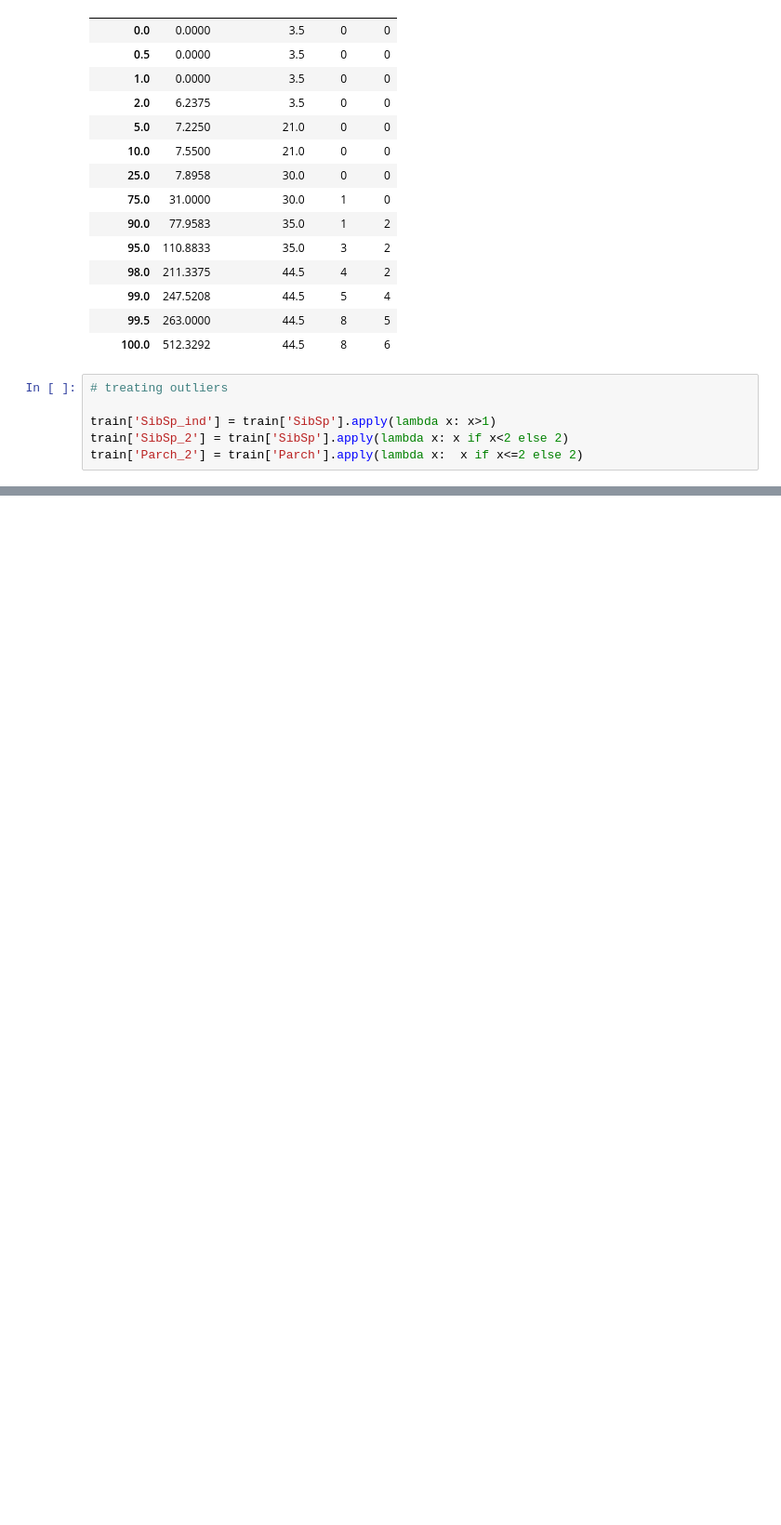
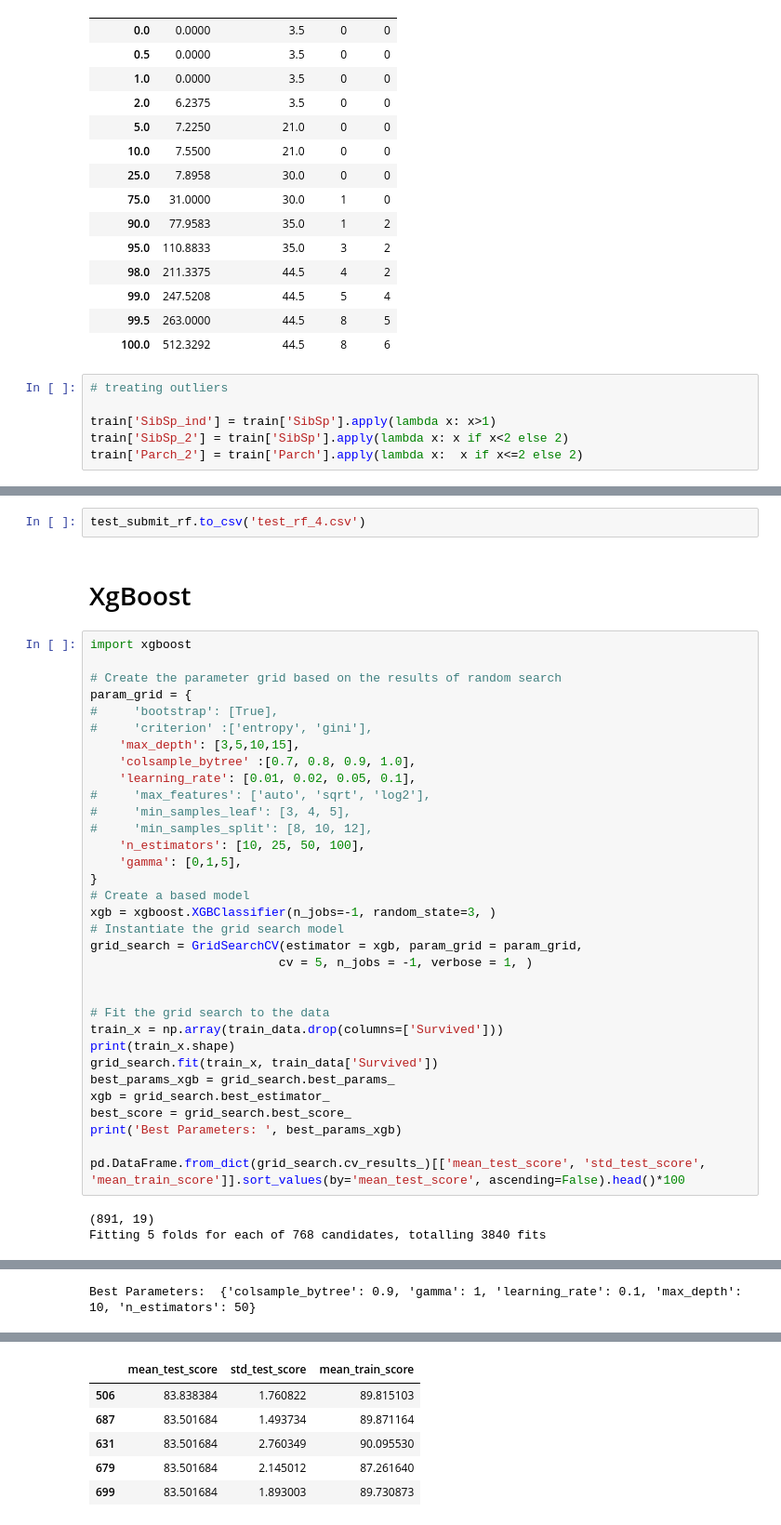
Before and after one commit to Pritishsingla/Titanic_kaggle, a Jupyter notebook: Titanic_Kaggle.ipynb, the cells around one changed output, grey strips where cells are left out. Shown at 93% size. Cells and saved outputs as stored; diff of their text form; blank space fills up the shorter version.

```diff
--- a/Titanic_Kaggle.ipynb
+++ b/Titanic_Kaggle.ipynb
@@ -546,0 +706,40 @@ ValueError: ignored
+# %%
+test_submit_rf.to_csv('test_rf_4.csv')
+# %% [markdown]
+# XgBoost
+# %%
+import xgboost
+
+# Create the parameter grid based on the results of random search
+param_grid = {
+#     'bootstrap': [True],
+#     'criterion' :['entropy', 'gini'],
+    'max_depth': [3,5,10,15],
+    'colsample_bytree' :[0.7, 0.8, 0.9, 1.0],
+    'learning_rate': [0.01, 0.02, 0.05, 0.1],
+#     'max_features': ['auto', 'sqrt', 'log2'],
+#     'min_samples_leaf': [3, 4, 5],
+#     'min_samples_split': [8, 10, 12],
+    'n_estimators': [10, 25, 50, 100],
+    'gamma': [0,1,5],
+}
+# Create a based model
+xgb = xgboost.XGBClassifier(n_jobs=-1, random_state=3, )
+# Instantiate the grid search model
+grid_search = GridSearchCV(estimator = xgb, param_grid = param_grid,
+                          cv = 5, n_jobs = -1, verbose = 1, )
+
+
+# Fit the grid search to the data
+train_x = np.array(train_data.drop(columns=['Survived']))
+print(train_x.shape)
+grid_search.fit(train_x, train_data['Survived'])
+best_params_xgb = grid_search.best_params_
+xgb = grid_search.best_estimator_
+best_score = grid_search.best_score_
+print('Best Parameters: ', best_params_xgb)
+
+pd.DataFrame.from_dict(grid_search.cv_results_)[['mean_test_score', 'std_test_score', 'mean_train_score']].sort_values(by='mean_test_score', ascending=False).head()*100
+# %% [output]
+(891, 19)
+Fitting 5 folds for each of 768 candidates, totalling 3840 fits
@@ -546,0 +748 @@ ValueError: ignored
+Best Parameters:  {'colsample_bytree': 0.9, 'gamma': 1, 'learning_rate': 0.1, 'max_depth': 10, 'n_estimators': 50}
@@ -546,0 +750,6 @@ ValueError: ignored
+|  | mean_test_score | std_test_score | mean_train_score |
+| 506 | 83.838384 | 1.760822 | 89.815103 |
+| 687 | 83.501684 | 1.493734 | 89.871164 |
+| 631 | 83.501684 | 2.760349 | 90.095530 |
+| 679 | 83.501684 | 2.145012 | 87.261640 |
+| 699 | 83.501684 | 1.893003 | 89.730873 |
```
Also changed, not shown: parts of 44 cells of this notebook.
